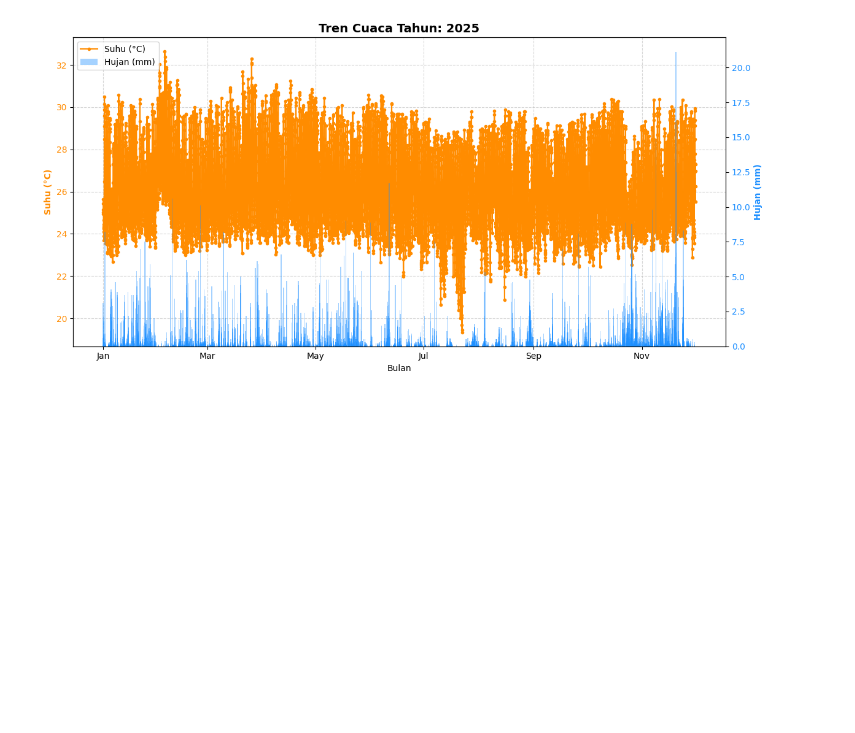
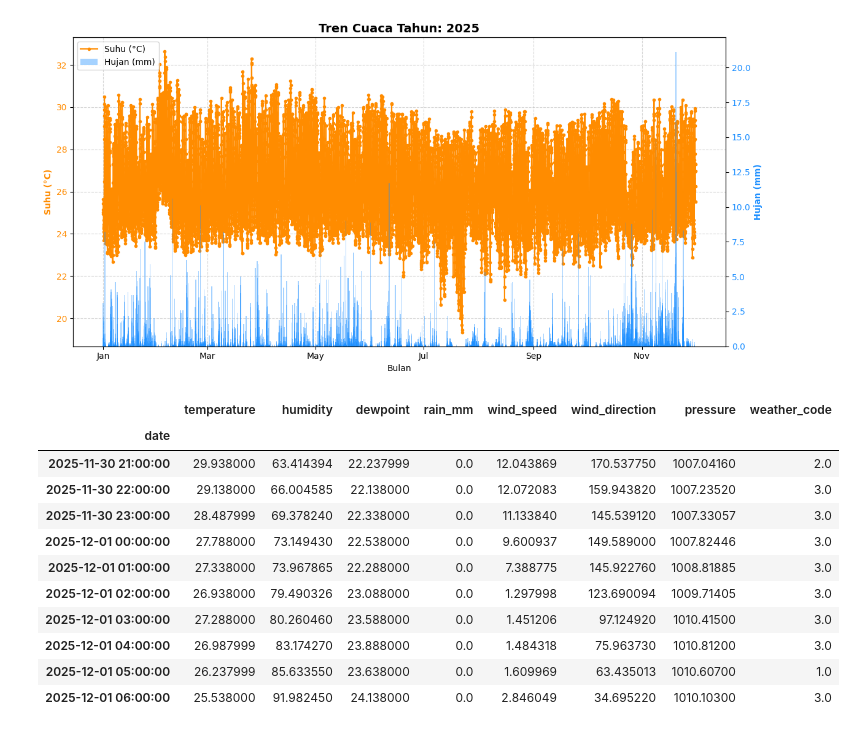
Before and after one commit to evanalif113/Penelitian-Tensorflow, a Jupyter notebook: Analisis_Meteorologi/Open Meteo Analytic.ipynb, the cells around one changed output. Saved outputs shown, nothing was run; the diff lists cells and outputs as text; code cells hidden in the pictures; blank space fills up the shorter version.

```diff
--- a/Analisis_Meteorologi/Open Meteo Analytic.ipynb
+++ b/Analisis_Meteorologi/Open Meteo Analytic.ipynb
@@ -264,6 +260,21 @@ rain_mm       0.272365   0.000  61.000  0.815027
 [figure]
 🔍 Mencari data untuk periode: 2025...
 [figure]
+# %%
+df_cuaca.tail(10)
+# %% [output]
+|  | temperature | humidity | dewpoint | rain_mm | wind_speed | wind_direction | pressure | weather_code |
+| date |  |  |  |  |  |  |  |  |
+| 2025-11-30 21:00:00 | 29.938000 | 63.414394 | 22.237999 | 0.0 | 12.043869 | 170.537750 | 1007.04160 | 2.0 |
+| 2025-11-30 22:00:00 | 29.138000 | 66.004585 | 22.138000 | 0.0 | 12.072083 | 159.943820 | 1007.23520 | 3.0 |
+| 2025-11-30 23:00:00 | 28.487999 | 69.378240 | 22.338000 | 0.0 | 11.133840 | 145.539120 | 1007.33057 | 3.0 |
+| 2025-12-01 00:00:00 | 27.788000 | 73.149430 | 22.538000 | 0.0 | 9.600937 | 149.589000 | 1007.82446 | 3.0 |
+| 2025-12-01 01:00:00 | 27.338000 | 73.967865 | 22.288000 | 0.0 | 7.388775 | 145.922760 | 1008.81885 | 3.0 |
+| 2025-12-01 02:00:00 | 26.938000 | 79.490326 | 23.088000 | 0.0 | 1.297998 | 123.690094 | 1009.71405 | 3.0 |
+| 2025-12-01 03:00:00 | 27.288000 | 80.260460 | 23.588000 | 0.0 | 1.451206 | 97.124920 | 1010.41500 | 3.0 |
+| 2025-12-01 04:00:00 | 26.987999 | 83.174270 | 23.888000 | 0.0 | 1.484318 | 75.963730 | 1010.81200 | 3.0 |
+| 2025-12-01 05:00:00 | 26.237999 | 85.633550 | 23.638000 | 0.0 | 1.609969 | 63.435013 | 1010.60700 | 1.0 |
+| 2025-12-01 06:00:00 | 25.538000 | 91.982450 | 24.138000 | 0.0 | 2.846049 | 34.695220 | 1010.10300 | 3.0 |
 # %% [markdown]
 <a style='text-decoration:none;line-height:16px;display:flex;color:#5B5B62;padding:10px;justify-content:end;' href='https://deepnote.com?utm_source=created-in-deepnote-cell&projectId=672c3bf7-b636-46e8-b7c0-4f6feec29313' target="_blank">
 <img alt='Created in deepnote.com' style='display:inline;max-height:16px;margin:0px;margin-right:7.5px;' src='embedded-picture-1' > </img>
```
Also changed, not shown: parts of 1 cell of this notebook, 1 other file.
